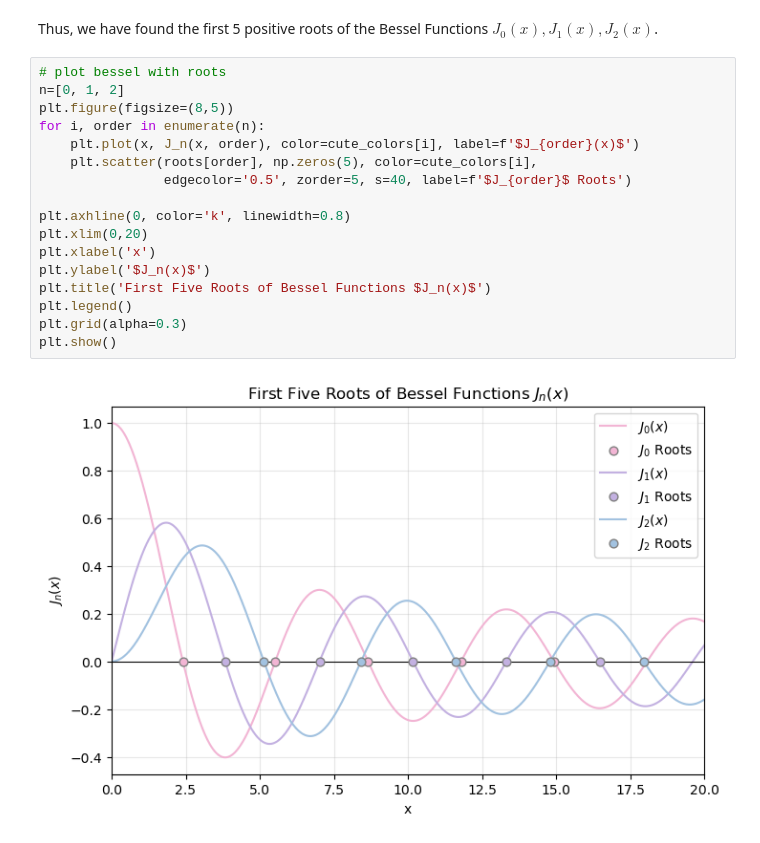
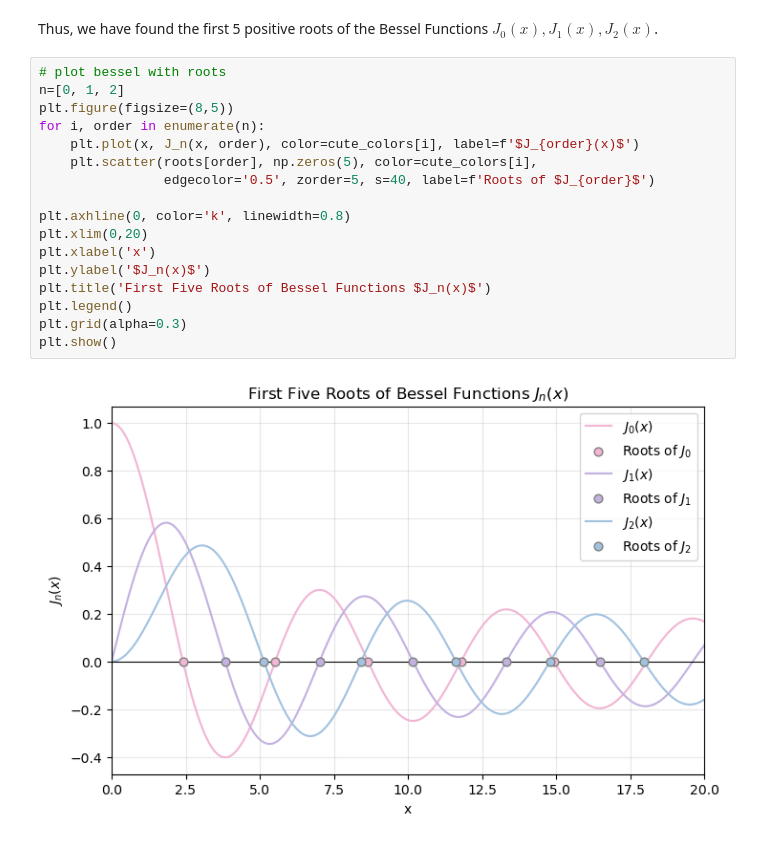
Before and after one commit to lilyminguyen/CS-323E-Projects, a Jupyter notebook: P2 - Bessel Functions/Bessel_Functions.ipynb, the cells around one changed output. Drawn from its saved outputs; the diff is of its cells as text.

```diff
--- a/P2 - Bessel Functions/Bessel_Functions.ipynb
+++ b/P2 - Bessel Functions/Bessel_Functions.ipynb
@@ -83,19 +85,19 @@ Thus, we have found the first 5 positive roots of the Bessel Functions $J_0(x),
 # %%
 # plot bessel with roots
 n=[0, 1, 2]
 plt.figure(figsize=(8,5))
 for i, order in enumerate(n):
     plt.plot(x, J_n(x, order), color=cute_colors[i], label=f'$J_{order}(x)$')
     plt.scatter(roots[order], np.zeros(5), color=cute_colors[i],
-                edgecolor='0.5', zorder=5, s=40, label=f'$J_{order}$ Roots')
+                edgecolor='0.5', zorder=5, s=40, label=f'Roots of $J_{order}$')
 
 plt.axhline(0, color='k', linewidth=0.8)
 plt.xlim(0,20)
 plt.xlabel('x')
 plt.ylabel('$J_n(x)$')
 plt.title('First Five Roots of Bessel Functions $J_n(x)$')
 plt.legend()
 plt.grid(alpha=0.3)
 plt.show()
 # %% [output]
-[figure, old version]
+[figure, new version]
```
Also changed, not shown: parts of 2 cells of this notebook.
